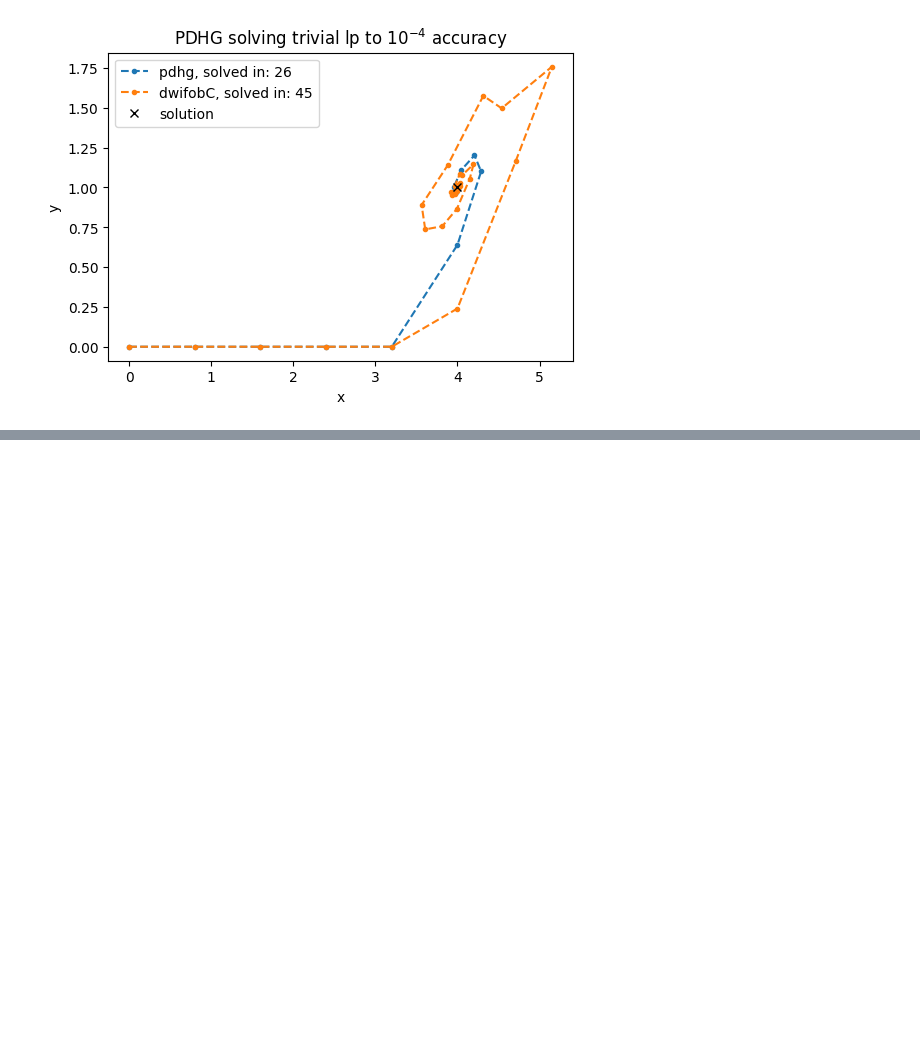
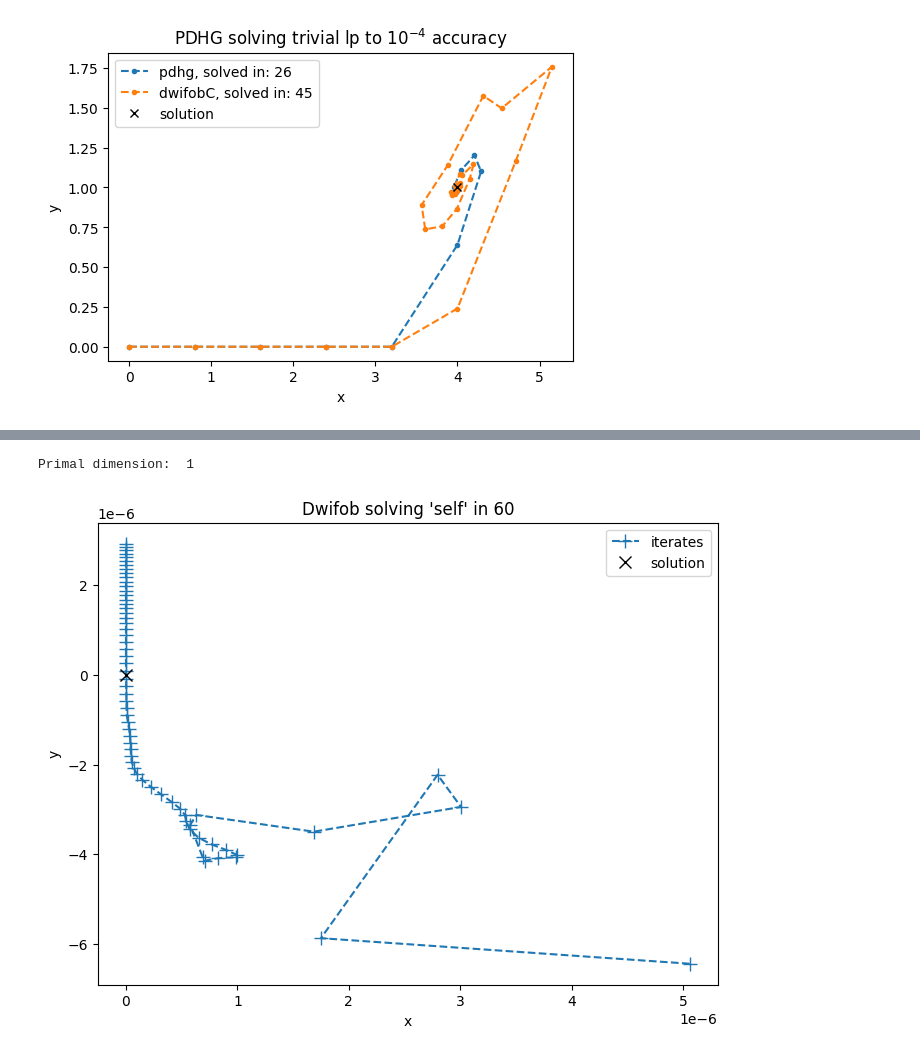
Before and after one commit to TheodorAT/MasterThesis, a Jupyter notebook: scripts/plot_convegence_understanding.ipynb, the cells around one changed output, grey strips where cells are left out. Saved outputs shown, nothing was run; the diff lists cells and outputs as text; code cells hidden in the pictures; blank space fills up the shorter version.

```diff
--- a/scripts/plot_convegence_understanding.ipynb
+++ b/scripts/plot_convegence_understanding.ipynb
@@ -164,0 +194,12 @@ plot_dwifob_iterates(pdlp_solve, 40, -1, f"PDLP solving 'self' in in {iters}", p
+# %%
+# To display different dimensions:
+primal_idx = 0
+dual_idx = 0
+# %%
+# Iterate through primal dimensions for DWIFOB:
+primal_idx = primal_idx + 1
+print("Primal dimension: ", primal_idx)
+plot_dwifob_iterates(dwifob_solve, self_solution, 65, -1, f"Dwifob solving 'self' in {iters}", primal_idx, dual_idx, False, False)
+# %% [output]
+Primal dimension:  1
+[figure, added]
```
Also changed, not shown: parts of 6 cells of this notebook, 1 other file.
